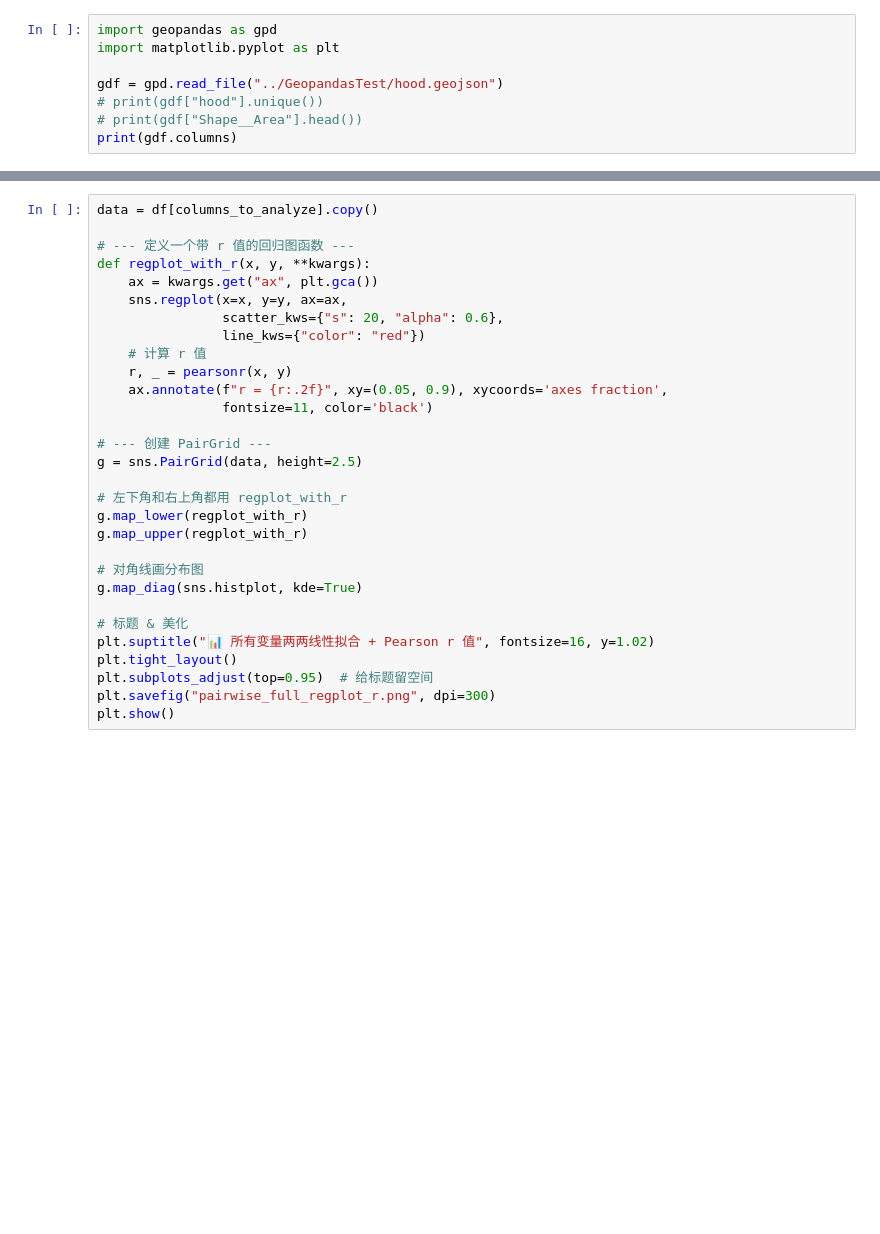
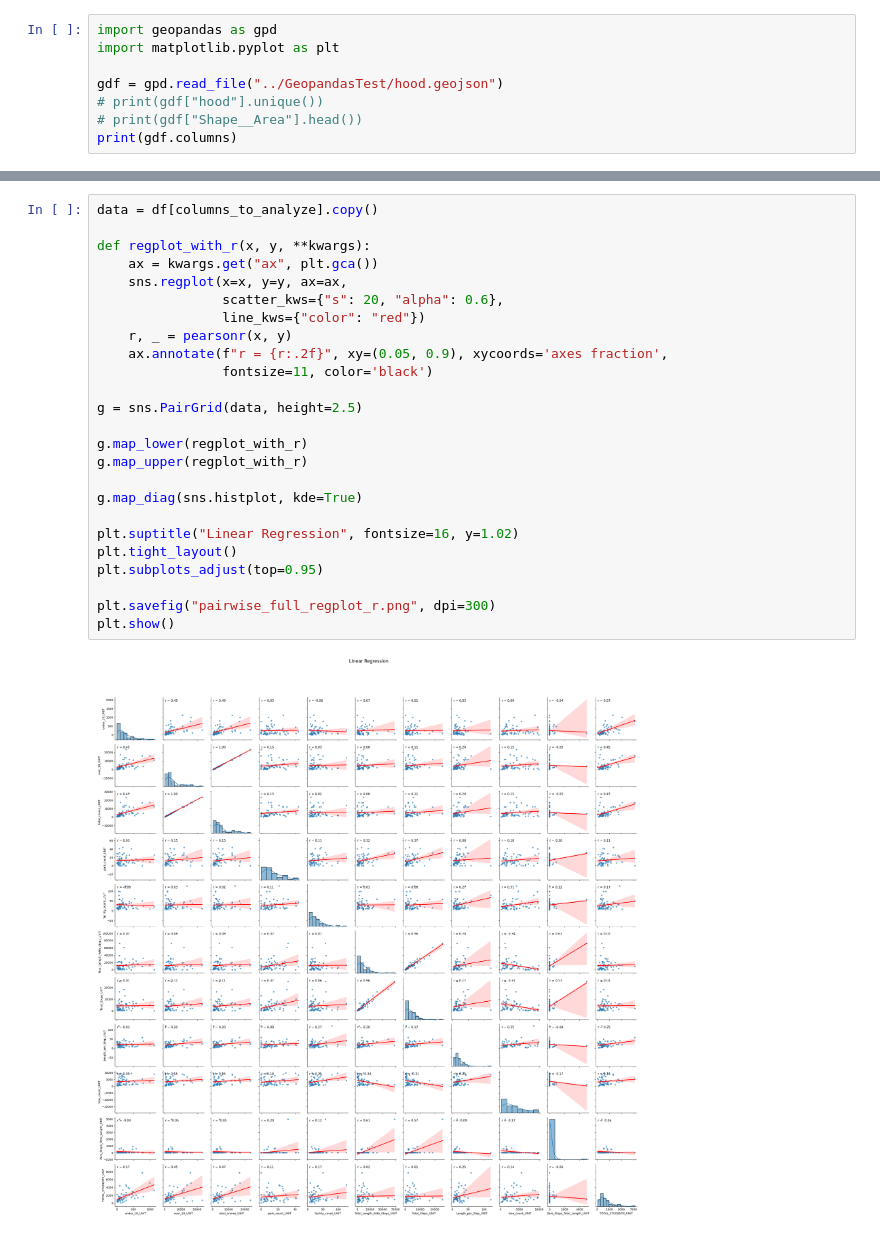
Before and after one commit to Zhanpeng1202/The-best-neighborhood-in-Pittsburgh, a Jupyter notebook: richard/richard.ipynb, the cells around one changed output, grey strips where cells are left out. Cells and saved outputs as stored; diff of their text form; blank space fills up the shorter version.

```diff
--- a/richard/richard.ipynb
+++ b/richard/richard.ipynb
@@ -289,30 +357,27 @@ plt.show()
 # %%
 data = df[columns_to_analyze].copy()
 
-# --- 定义一个带 r 值的回归图函数 ---
 def regplot_with_r(x, y, **kwargs):
     ax = kwargs.get("ax", plt.gca())
     sns.regplot(x=x, y=y, ax=ax,
                 scatter_kws={"s": 20, "alpha": 0.6},
                 line_kws={"color": "red"})
-    # 计算 r 值
     r, _ = pearsonr(x, y)
     ax.annotate(f"r = {r:.2f}", xy=(0.05, 0.9), xycoords='axes fraction',
                 fontsize=11, color='black')
 
-# --- 创建 PairGrid ---
 g = sns.PairGrid(data, height=2.5)
 
-# 左下角和右上角都用 regplot_with_r
 g.map_lower(regplot_with_r)
 g.map_upper(regplot_with_r)
 
-# 对角线画分布图
 g.map_diag(sns.histplot, kde=True)
 
-# 标题 & 美化
-plt.suptitle("📊 所有变量两两线性拟合 + Pearson r 值", fontsize=16, y=1.02)
+plt.suptitle("Linear Regression", fontsize=16, y=1.02)
 plt.tight_layout()
-plt.subplots_adjust(top=0.95)  # 给标题留空间
+plt.subplots_adjust(top=0.95)
+
 plt.savefig("pairwise_full_regplot_r.png", dpi=300)
 plt.show()
+# %% [output]
+[figure, added]
```
Also changed, not shown: parts of 9 cells of this notebook, 9 other files.
